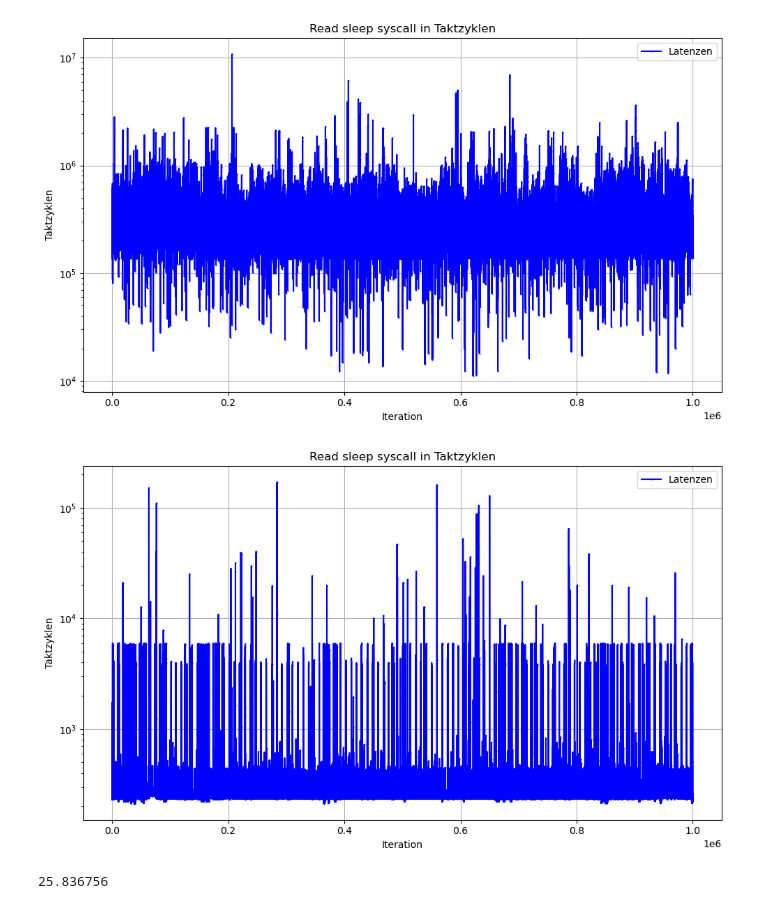
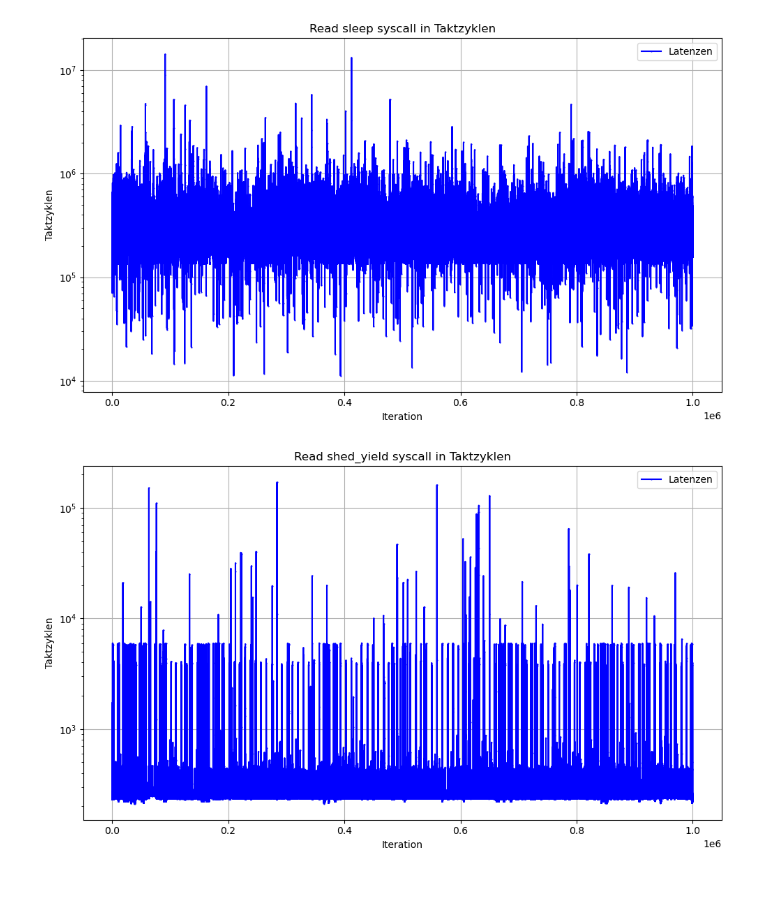
Before and after one commit to Raphael90K/BSA1, a Jupyter notebook: jupyter/TimeContext.ipynb, the cells around one changed output. Saved outputs shown, nothing was run; the diff lists cells and outputs as text; code cells hidden in the pictures.

```diff
--- a/jupyter/TimeContext.ipynb
+++ b/jupyter/TimeContext.ipynb
@@ -44,33 +40,29 @@ plt.show()
 # %%
-latencies = []
-
-data = pd.read_csv('latencies_sleep.csv')
+sleep = pd.read_csv('latencies_nanosleep.csv')
 
 plt.figure(figsize=(10, 6))
 
-plt.plot(data['Latenz_tz'], label="Latenzen", color='blue', linestyle='-', marker='.', markersize=1)
+plt.plot(sleep['Latenz_tz'], label="Latenzen", color='blue', linestyle='-', marker='.', markersize=1)
 
 plt.title("Read sleep syscall in Taktzyklen")
 plt.xlabel("Iteration")
 plt.ylabel("Taktzyklen")
 plt.yscale('log')
 plt.grid(True)
 plt.legend()
 
 plt.tight_layout()
 plt.show()
 # %% [output]
-[figure, old version]
+[figure, new version]
 # %%
-latencies = []
-
-data = pd.read_csv('latencies_shed_yield.csv')
+shed_yield = pd.read_csv('latencies_shed_yield.csv')
 
 plt.figure(figsize=(10, 6))
 
-plt.plot(data['Latenz_tz'], label="Latenzen", color='blue', linestyle='-', marker='.', markersize=1)
+plt.plot(shed_yield['Latenz_tz'], label="Latenzen", color='blue', linestyle='-', marker='.', markersize=1)
 
-plt.title("Read sleep syscall in Taktzyklen")
+plt.title("Read shed_yield syscall in Taktzyklen")
 plt.xlabel("Iteration")
 plt.ylabel("Taktzyklen")
 plt.yscale('log')
@@ -80,9 +72,4 @@ plt.legend()
 plt.tight_layout()
 plt.show()
 # %% [output]
-[figure, old version]
+[figure, new version]
-# %%
-mean_syscall = pd.Series(latencies).mean()
-mean_syscall
-# %% [output]
-25.836756
```
Also changed, not shown: parts of 15 cells of this notebook, 17 other files.
